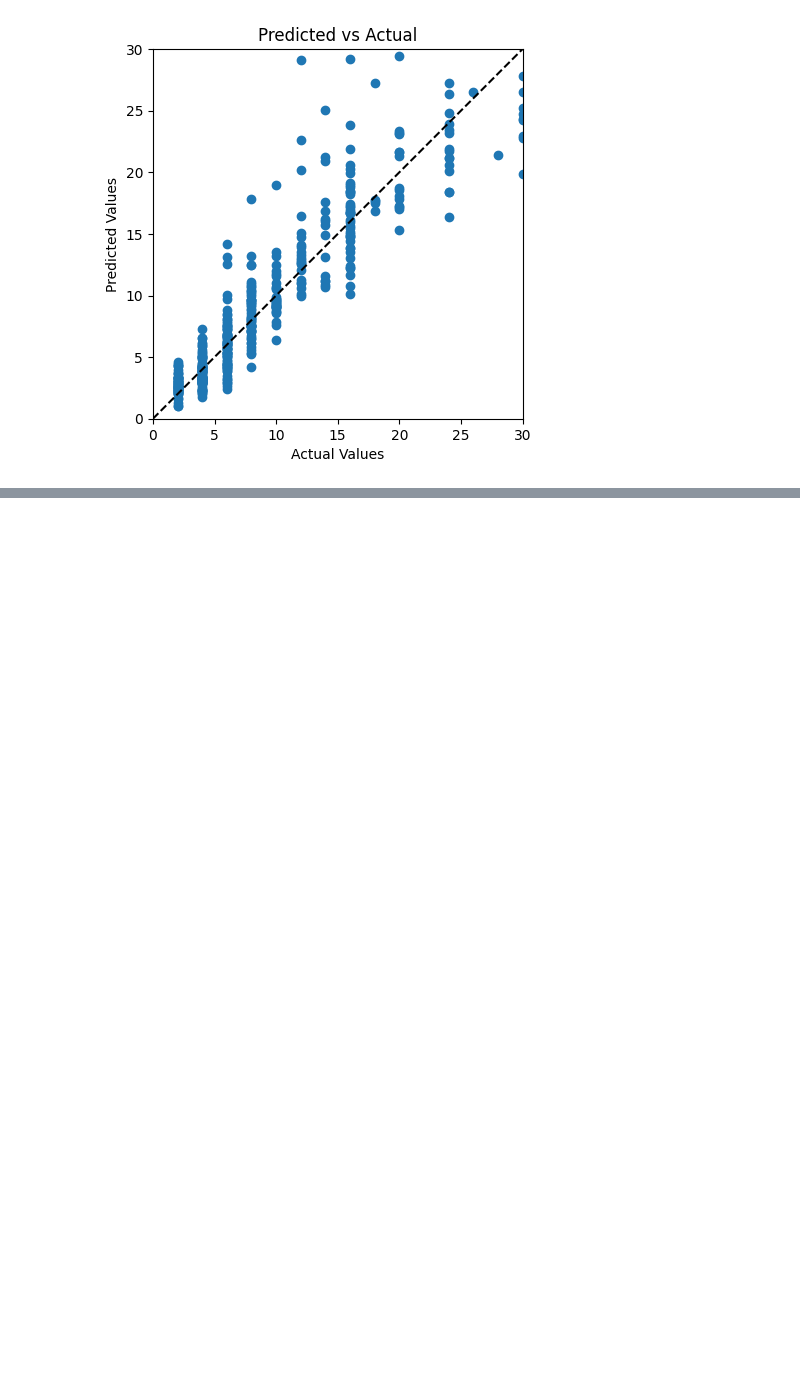
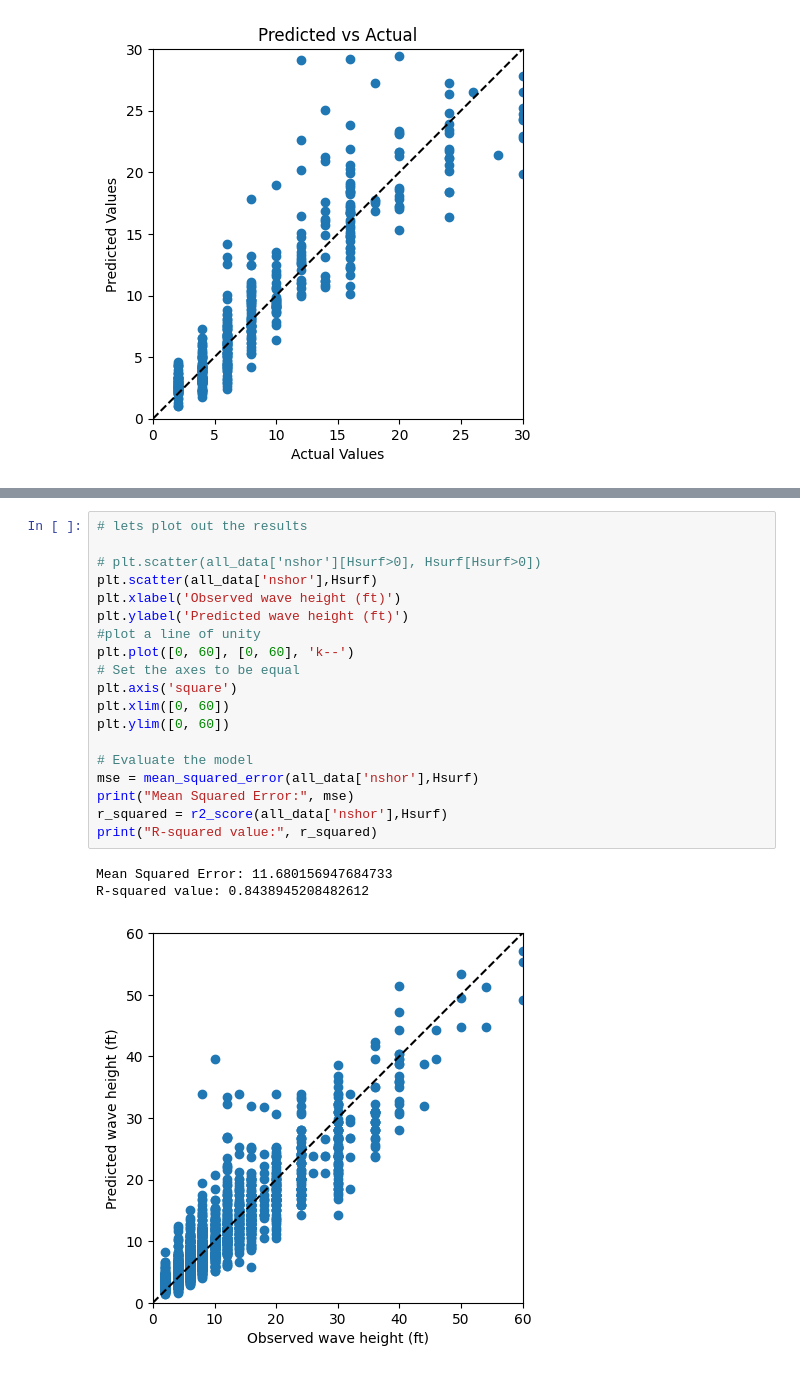
Before and after one commit to BenHowey/personal_projects, a Jupyter notebook: wavedata_analysis.ipynb, the cells around one changed output, grey strips where cells are left out. Saved outputs shown, nothing was run; the diff lists cells and outputs as text; blank space fills up the shorter version.

```diff
--- a/wavedata_analysis.ipynb
+++ b/wavedata_analysis.ipynb
@@ -641,0 +699,23 @@ So it looks like predicting the surf with only wave height, wave dirrection and
+# %%
+# lets plot out the results
+
+# plt.scatter(all_data['nshor'][Hsurf>0], Hsurf[Hsurf>0])
+plt.scatter(all_data['nshor'],Hsurf)
+plt.xlabel('Observed wave height (ft)')
+plt.ylabel('Predicted wave height (ft)')
+#plot a line of unity
+plt.plot([0, 60], [0, 60], 'k--')
+# Set the axes to be equal
+plt.axis('square')
+plt.xlim([0, 60])
+plt.ylim([0, 60])
+
+# Evaluate the model
+mse = mean_squared_error(all_data['nshor'],Hsurf)
+print("Mean Squared Error:", mse)
+r_squared = r2_score(all_data['nshor'],Hsurf)
+print("R-squared value:", r_squared)
+# %% [output]
+Mean Squared Error: 11.680156947684733
+R-squared value: 0.8438945208482612
+[figure, added]
```
Also changed, not shown: parts of 9 cells of this notebook.
